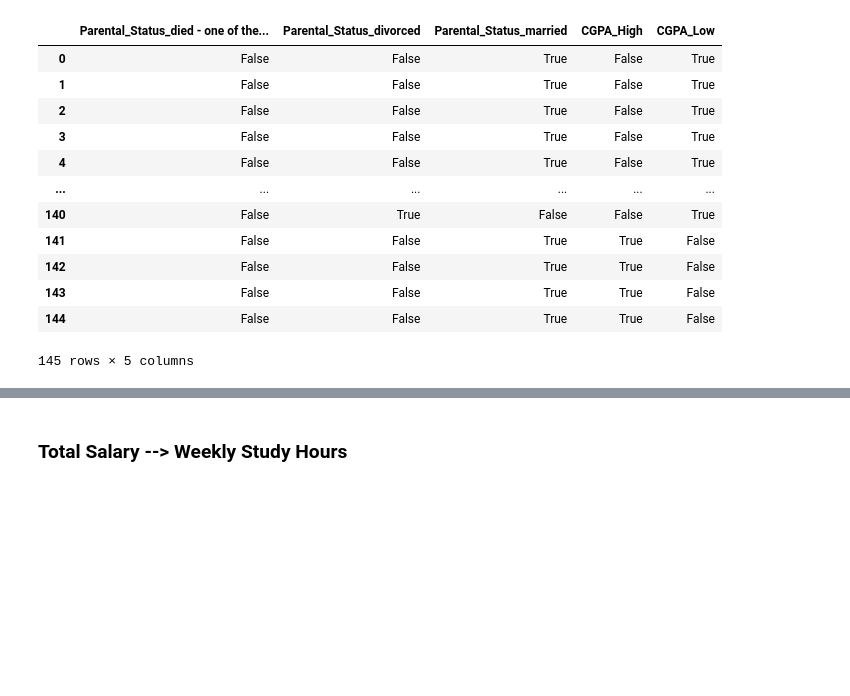
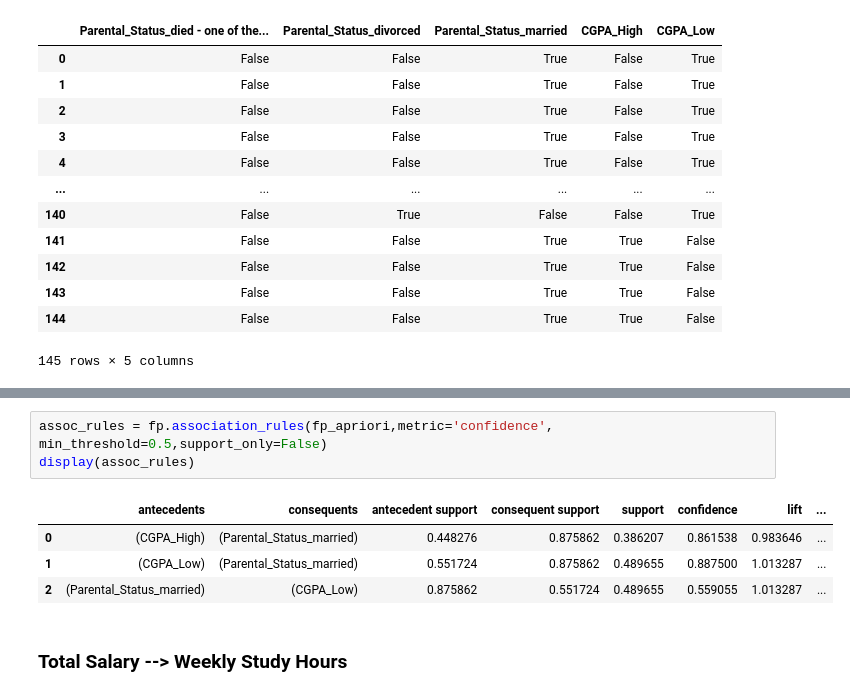
Before and after one commit to waiee/Higher-Education-Students-Performance-Evaluation---Association-Rule-Mining, a Jupyter notebook: test.ipynb, the cells around one changed output, grey strips where cells are left out. Cells and saved outputs as stored; diff of their text form; blank space fills up the shorter version.

```diff
--- a/test.ipynb
+++ b/test.ipynb
@@ -436,4 +436,12 @@ display(fp_apriori)
 | 4 | 0.489655 | (CGPA_Low, Parental_Status_married) |
+# %%
+assoc_rules = fp.association_rules(fp_apriori,metric='confidence', min_threshold=0.5,support_only=False)
+display(assoc_rules)
+# %% [output]
+|  | antecedents | consequents | antecedent support | consequent support | support | confidence | lift | ... |
+| 0 | (CGPA_High) | (Parental_Status_married) | 0.448276 | 0.875862 | 0.386207 | 0.861538 | 0.983646 | ... |
+| 1 | (CGPA_Low) | (Parental_Status_married) | 0.551724 | 0.875862 | 0.489655 | 0.887500 | 1.013287 | ... |
+| 2 | (Parental_Status_married) | (CGPA_Low) | 0.875862 | 0.551724 | 0.489655 | 0.559055 | 1.013287 | ... |
 # %% [markdown]
 ### Total Salary --> Weekly Study Hours
 # %%
```
Also changed, not shown: parts of 7 cells of this notebook.
